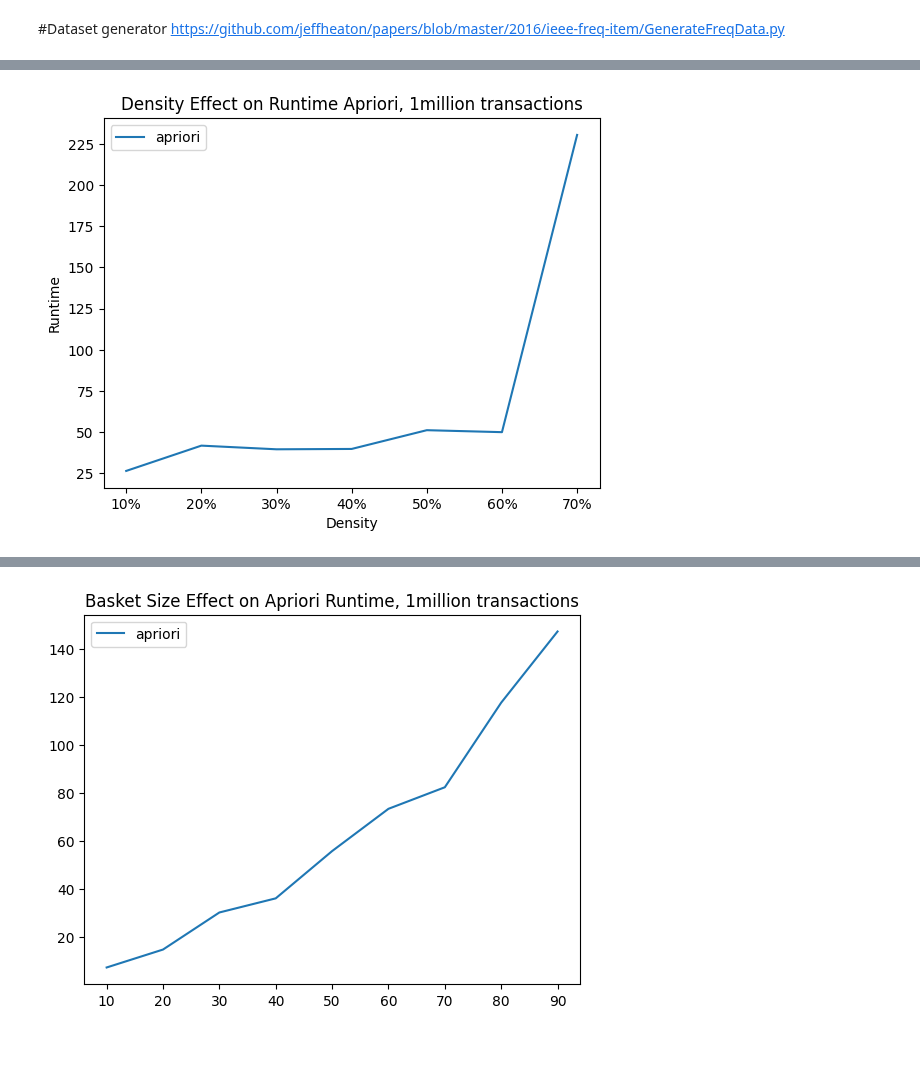
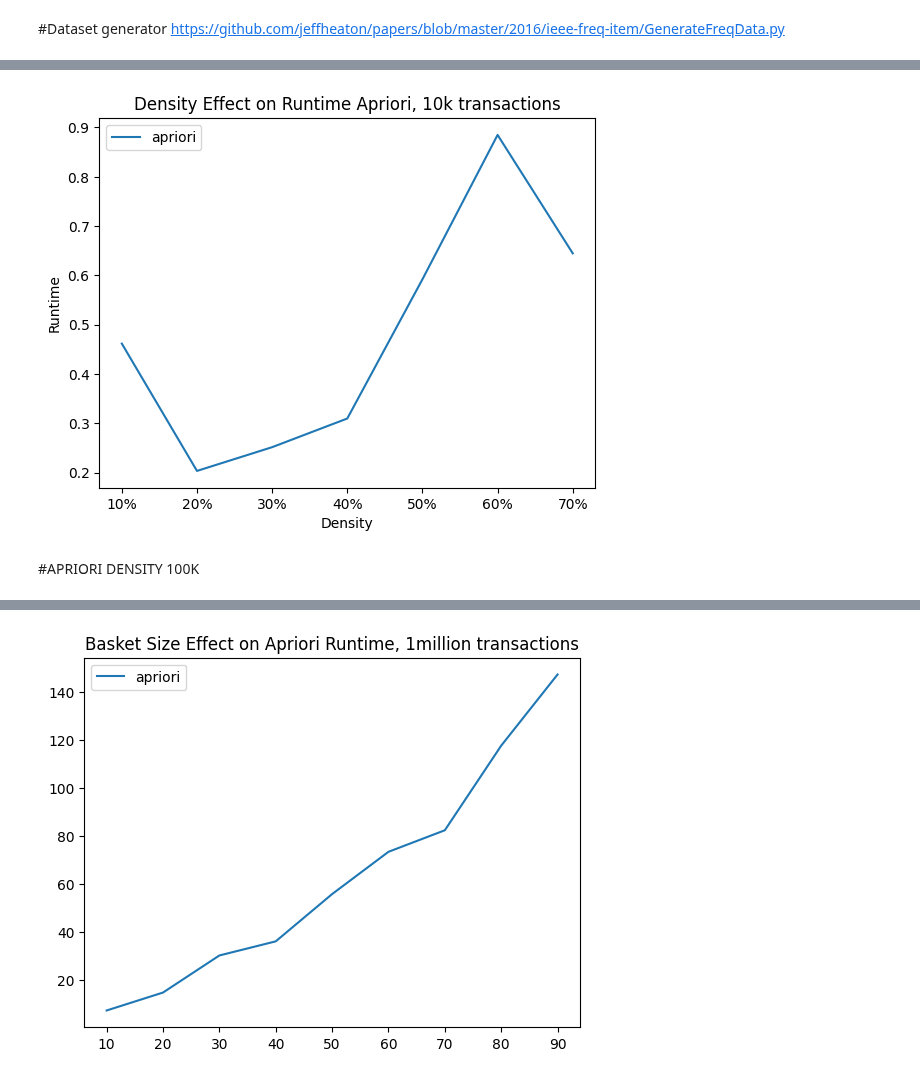
Before and after one commit to NicoloAvesani/Finding-Frequent-Itemsets-, a Jupyter notebook: MINING_PROJECT_APRIORI_ECLAT_FPGROWTH.ipynb, the cells around one changed output, grey strips where cells are left out. Saved outputs shown, nothing was run; the diff lists cells and outputs as text; code cells hidden in the pictures; blank space fills up the shorter version.

Commit message:
ok apriori density, finish the apriori size

```diff
--- a/MINING_PROJECT_APRIORI_ECLAT_FPGROWTH.ipynb
+++ b/MINING_PROJECT_APRIORI_ECLAT_FPGROWTH.ipynb
@@ -94,7 +90,7 @@ for i in range(1,9,1):
 import pandas as pd
 import numpy as np
 
-dataset = pd.read_csv('0.5_tsz20_tct1.0k.txt')
+dataset = pd.read_csv('0.5_tsz20_tct10.0k.txt')
 # %%
 # I want the dataset to be a np.array
 dataset_array = np.array(dataset)
@@ -180,3 +188,14 @@ size_dataset = [
     '0.5_tsz80_tct1.0m.txt',
     '0.5_tsz90_tct1.0m.txt',
 ]
+# %%
+density_dataset_10k =[
+    '0.1_tsz50_tct10.0k.txt',
+    '0.2_tsz50_tct10.0k.txt',
+    '0.3_tsz50_tct10.0k.txt',
+    '0.4_tsz50_tct10.0k.txt',
+    '0.5_tsz50_tct10.0k.txt',
+    '0.6_tsz50_tct10.0k.txt',
+    '0.7_tsz50_tct10.0k.txt',
+
+]
@@ -236,11 +306,11 @@ import numpy as np
 # %%
 #apriori density
 
-runtime_apriori_density = []
+runtime_apriori_density_10k = []
 min_supporto = [0.04, 0.08, 0.12, 0.16, 0.2, 0.24, 0.28]
 
-for i in range(len(density_dataset)):
-  dataset = pd.read_csv(density_dataset[i])
+for i in range(len(density_dataset_10k)):
+  dataset = pd.read_csv(density_dataset_10k[i])
 
 # I want the dataset to be a np.array
   dataset_array = np.array(dataset)
@@ -275,4 +345,4 @@ for i in range(len(density_dataset)):
 
   result_time = end - start
 
-  runtime_apriori_density.append(result_time)
+  runtime_apriori_density_10k.append(result_time)
@@ -290,13 +360,15 @@ runtime_apriori_density
 import matplotlib.pyplot as plt
 # %%
 #plt apriori density
-plt.title('Density Effect on Runtime Apriori, 1million transactions')
-plt.plot(runtime_apriori_density, label='apriori')
+plt.title('Density Effect on Runtime Apriori, 10k transactions')
+plt.plot(runtime_apriori_density_10k, label='apriori')
 plt.xlabel('Density')
 plt.ylabel('Runtime')
 density = ['10%','20%','30%','40%','50%','60%','70%']
 plt.xticks(range(len(density)), density)
 plt.legend()
 plt.show()
 # %% [output]
-[figure, old version]
+[figure, new version]
+# %% [markdown]
+#APRIORI DENSITY 100K
```
Also changed, not shown: parts of 34 cells of this notebook.
